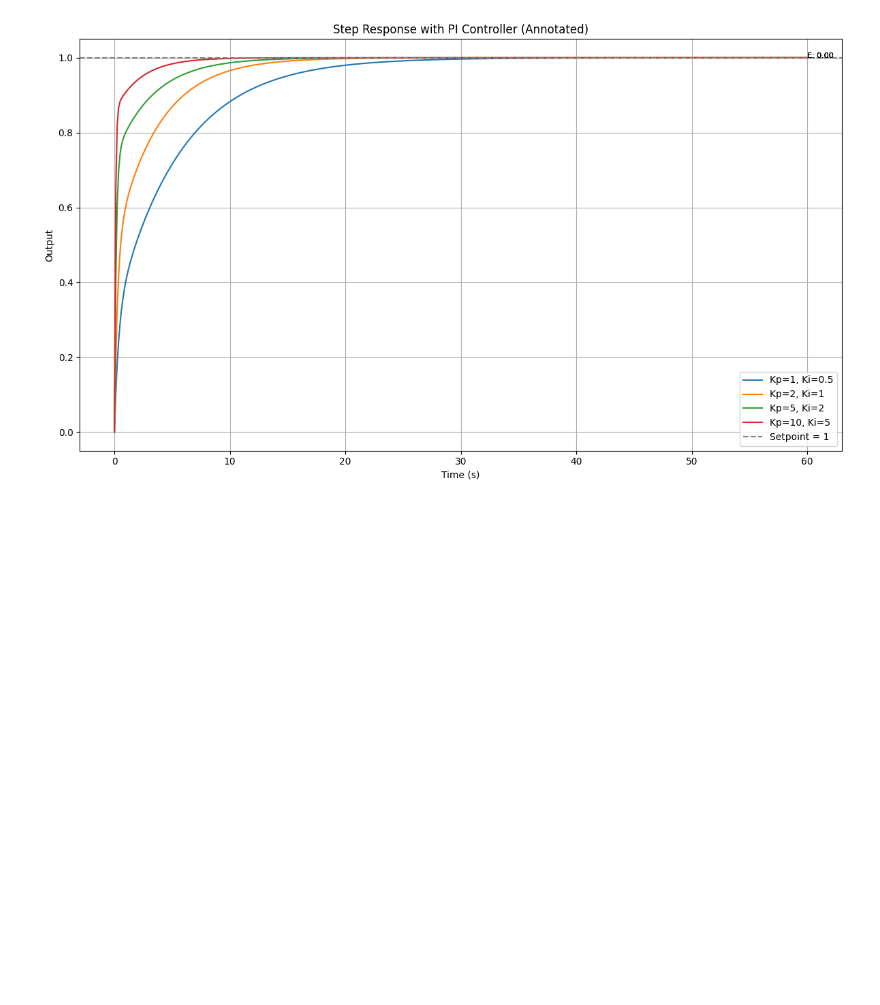
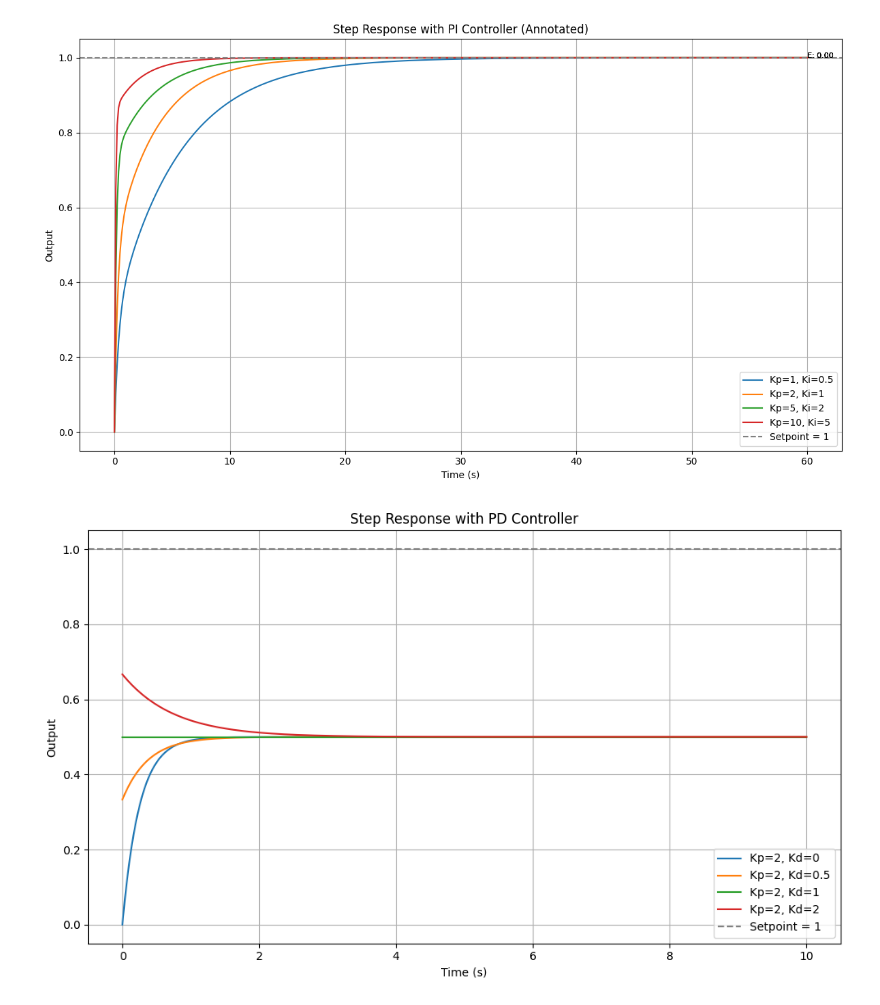
Before and after one commit to hydekage/Sistem-Automasi, a Jupyter notebook: Modul_PID_Controller.ipynb, the cells around one changed output. Saved outputs shown, nothing was run; the diff lists cells and outputs as text; code cells hidden in the pictures; blank space fills up the shorter version.

```diff
--- a/Modul_PID_Controller.ipynb
+++ b/Modul_PID_Controller.ipynb
@@ -200,3 +200,34 @@ plt.tight_layout()
 plt.show()
 # %% [output]
 [figure]
+# %%
+import numpy as np
+import matplotlib.pyplot as plt
+import control as ctrl
+
+# Plant: G(s) = 1 / (s + 2)
+G = ctrl.tf([1], [1, 2])
+
+# Kombinasi PD controller
+params = [(2, 0), (2, 0.5), (2, 1), (2, 2)]  # (Kp, Kd)
+
+t = np.linspace(0, 10, 500)
+plt.figure(figsize=(10, 6))
+
+for Kp, Kd in params:
+    # C(s) = Kd*s + Kp
+    C = ctrl.tf([Kd, Kp], [1])
+    T = ctrl.feedback(C * G, 1)
+    t_out, y_out = ctrl.step_response(T, T=t)
+    plt.plot(t_out, y_out, label=f"Kp={Kp}, Kd={Kd}")
+
+plt.axhline(1, color='gray', linestyle='--', label="Setpoint = 1")
+plt.title("Step Response with PD Controller")
+plt.xlabel("Time (s)")
+plt.ylabel("Output")
+plt.grid(True)
+plt.legend()
+plt.tight_layout()
+plt.show()
+# %% [output]
+[figure, added]
```
Also changed, not shown: parts of 1 cell of this notebook.
